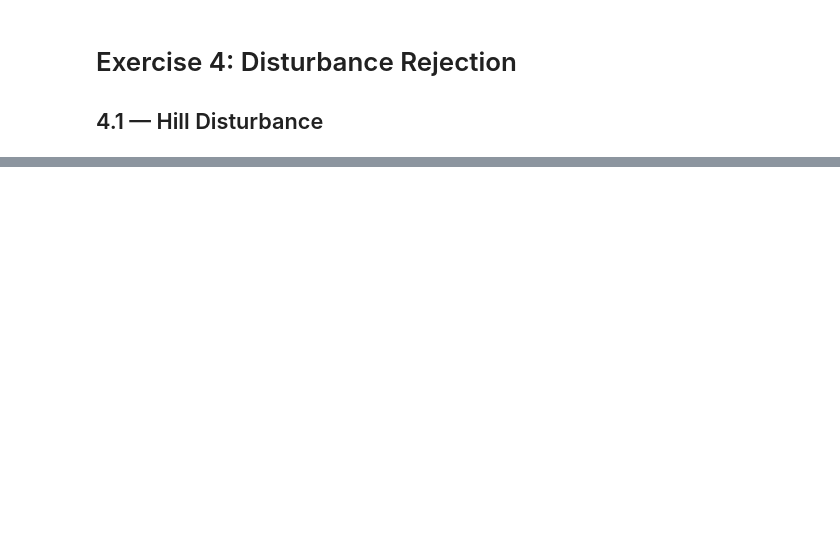
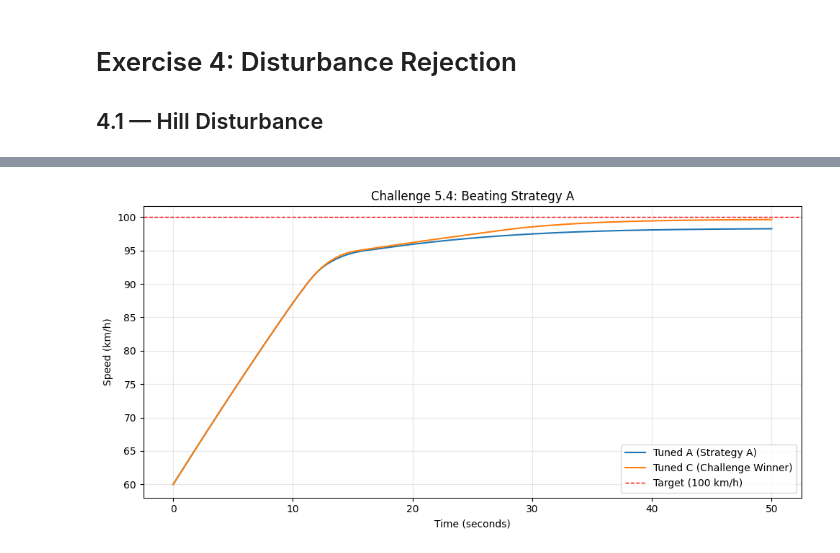
Before and after one commit to KarolisBz/ARTIFICIAL-INTELLIGENCE-LABS, a Jupyter notebook: Lab6/lab6.ipynb, the cells around one changed output, grey strips where cells are left out. Saved outputs shown, nothing was run; the diff lists cells and outputs as text; code cells hidden in the pictures; blank space fills up the shorter version.

```diff
--- a/Lab6/lab6.ipynb
+++ b/Lab6/lab6.ipynb
@@ -433,0 +675,96 @@ Max overshoot:      -2.80 km/h
+# %%
+# Code your own fuzzy controller here and try to beat Tuned A one.
+def create_tuned_controller_C():
+    engine = fl.Engine(
+        name="CruiseControl_Tuned_C",
+        input_variables=[
+            fl.InputVariable(
+                name="speed_error", minimum=-30, maximum=30,
+                terms=[
+                    fl.Trapezoid("large_negative", -30, -30, -15, -5),
+                    fl.Triangle("small_negative", -10, -5, 0),
+
+                    # --- NARROWED ZERO TERM ---
+                    # Forces the controller to react to smaller errors
+                    fl.Triangle("zero", -3, 0, 3),
+
+                    fl.Triangle("small_positive", 0, 5, 10),
+                    fl.Trapezoid("large_positive", 5, 15, 30, 30),
+                ]
+            ),
+            fl.InputVariable(
+                name="acceleration", minimum=-5, maximum=5,
+                terms=[
+                    fl.Trapezoid("braking", -5, -5, -2, 0),
+                    fl.Triangle("steady", -2, 0, 2),
+                    fl.Trapezoid("accelerating", 0, 2, 5, 5),
+                ]
+            ),
+        ],
+        output_variables=[
+            fl.OutputVariable(
+                name="throttle", minimum=-50, maximum=50,
+                aggregation=fl.Maximum(),
+                defuzzifier=fl.Centroid(200),
+                terms=[
+                    fl.Trapezoid("brake_hard", -50, -50, -30, -10),
+                    fl.Triangle("brake_light", -20, -10, 0),
+
+                    # --- SHIFTED MAINTAIN TERM FURTHER ---
+                    # Gives a stronger baseline throttle to fight drag
+                    fl.Triangle("maintain", 2, 7, 12),
+
+                    fl.Triangle("accelerate_light", 0, 10, 20),
+                    fl.Trapezoid("accelerate_hard", 10, 30, 50, 50),
+                ]
+            ),
+        ],
+        rule_blocks=[
+            fl.RuleBlock(
+                name="rules",
+                conjunction=fl.Minimum(),
+                disjunction=fl.Maximum(),
+                implication=fl.Minimum(),
+                activation=fl.General(),
+                rules=[
+                    # Standard 9 rules
+                    fl.Rule.create("if speed_error is large_negative then throttle is brake_hard"),
+                    fl.Rule.create("if speed_error is small_negative and acceleration is accelerating then throttle is brake_light"),
+                    fl.Rule.create("if speed_error is small_negative and acceleration is steady then throttle is brake_light"),
+                    fl.Rule.create("if speed_error is small_negative and acceleration is braking then throttle is maintain"),
+                    fl.Rule.create("if speed_error is zero then throttle is maintain"),
+                    fl.Rule.create("if speed_error is small_positive and acceleration is braking then throttle is accelerate_light"),
+                    fl.Rule.create("if speed_error is small_positive and acceleration is steady then throttle is accelerate_light"),
+                    fl.Rule.create("if speed_error is small_positive and acceleration is accelerating then throttle is maintain"),
+                    fl.Rule.create("if speed_error is large_positive then throttle is accelerate_hard"),
+                ]
+            ),
+        ]
+    )
+    return engine
+
+# Run the 60->100 simulation for your controller here and compare to Tuned A.
+tuned_c = create_tuned_controller_C()
+result_c = run_simulation(tuned_c, plant, target_speed=100, initial_speed=60, n_steps=500)
+
+final_speed_c = result_c['speeds'][-1]
+sse_c = 100 - final_speed_c
+max_speed_c = max(result_c['speeds'])
+overshoot_c = max(0, max_speed_c - 100)
+
+print(f"Tuned C - Final speed: {final_speed_c:.2f} km/h")
+print(f"Tuned C - Steady-State Error: {sse_c:.2f} km/h")
+print(f"Tuned C - Max Overshoot: {overshoot_c:.2f} km/h")
+
+# Then code and run an overlay comparison using plot_comparison()
+# Note: Ensure result_a is still in memory from Exercise 5.1!
+plot_comparison(
+    result_c['times'],
+    {
+        'Tuned A (Strategy A)': result_a['speeds'],
+        'Tuned C (Challenge Winner)': result_c['speeds'],
+    },
+    target=100,
+    title='Challenge 5.4: Beating Strategy A'
+)
+# %% [output]
@@ -433,0 +774 @@ Max overshoot:      -2.80 km/h
+[figure, added]
```
Also changed, not shown: parts of 12 cells of this notebook.
